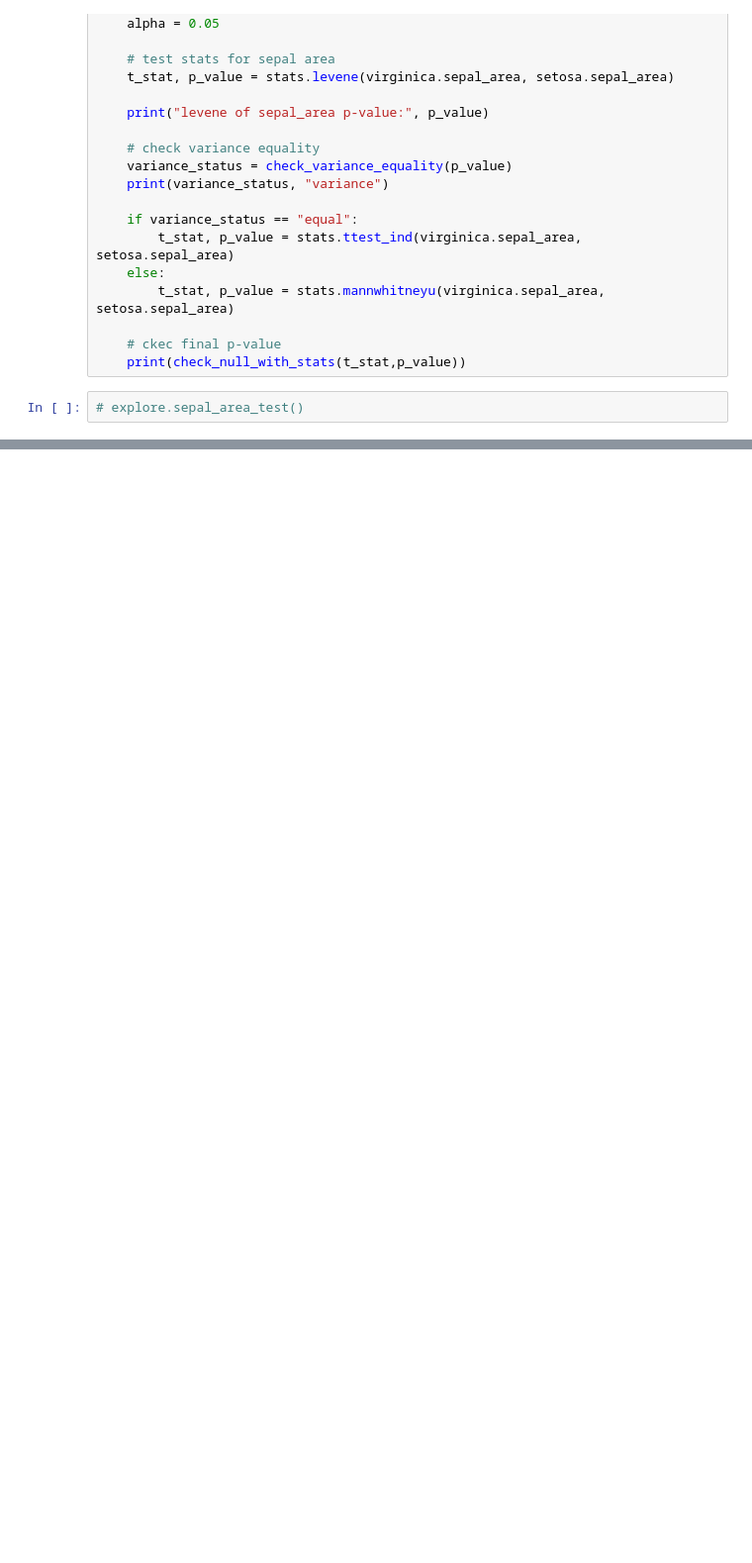
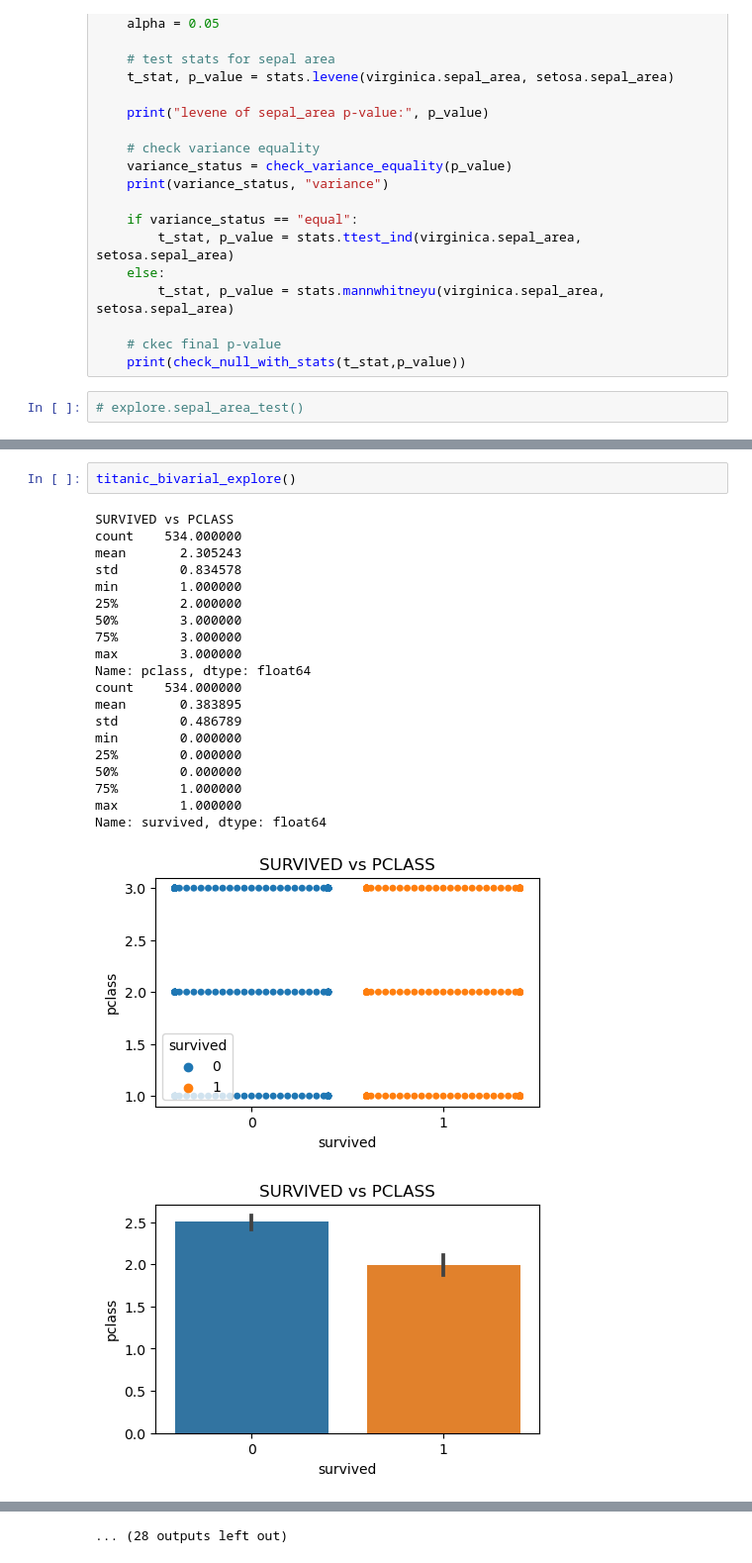
Before and after one commit to MigashaneVictoire/classification-exercises, a Jupyter notebook: classification_exercises.ipynb, the cells around one changed output, grey strips where cells are left out. Shown at 99% size. Drawn from its saved outputs; the diff is of its cells as text; blank space fills up the shorter version.

```diff
--- a/classification_exercises.ipynb
+++ b/classification_exercises.ipynb
@@ -2293,0 +2754,24 @@ def sepal_area_test():
+# %%
+titanic_bivarial_explore()
+# %% [output]
+SURVIVED vs PCLASS
+count    534.000000
+mean       2.305243
+std        0.834578
+min        1.000000
+25%        2.000000
+50%        3.000000
+75%        3.000000
+max        3.000000
+Name: pclass, dtype: float64
+count    534.000000
+mean       0.383895
+std        0.486789
+min        0.000000
+25%        0.000000
+50%        0.000000
+75%        1.000000
+max        1.000000
+Name: survived, dtype: float64
+[figure, added]
+[figure, added]
@@ -2293,0 +2819 @@ def sepal_area_test():
+... (28 outputs left out)
```
Also changed, not shown: parts of 30 cells of this notebook.
